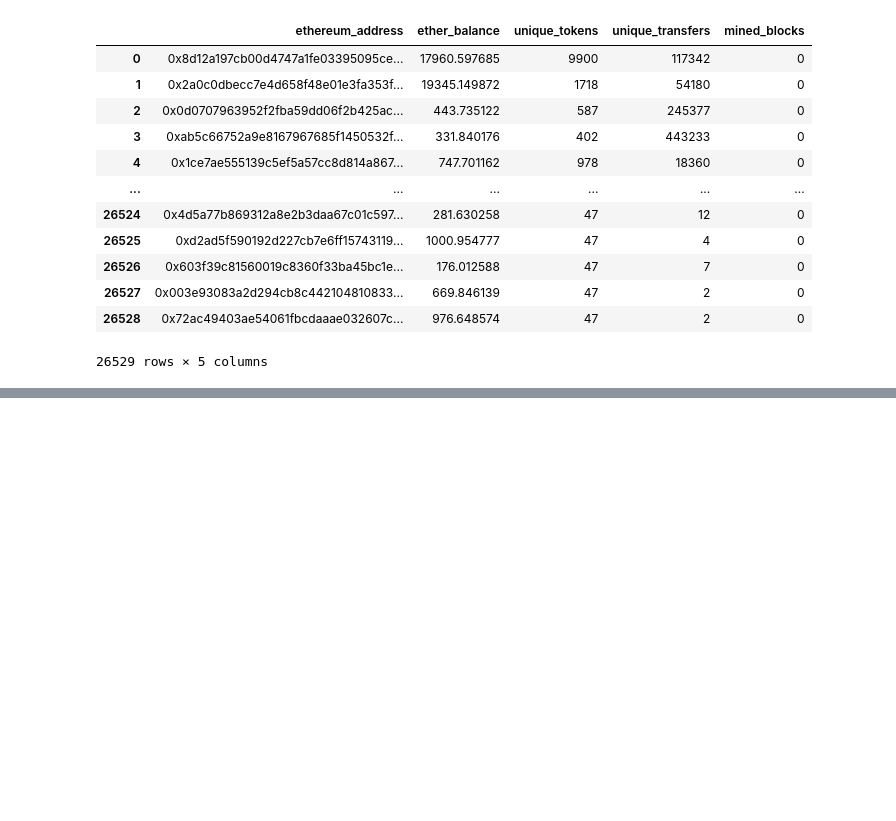
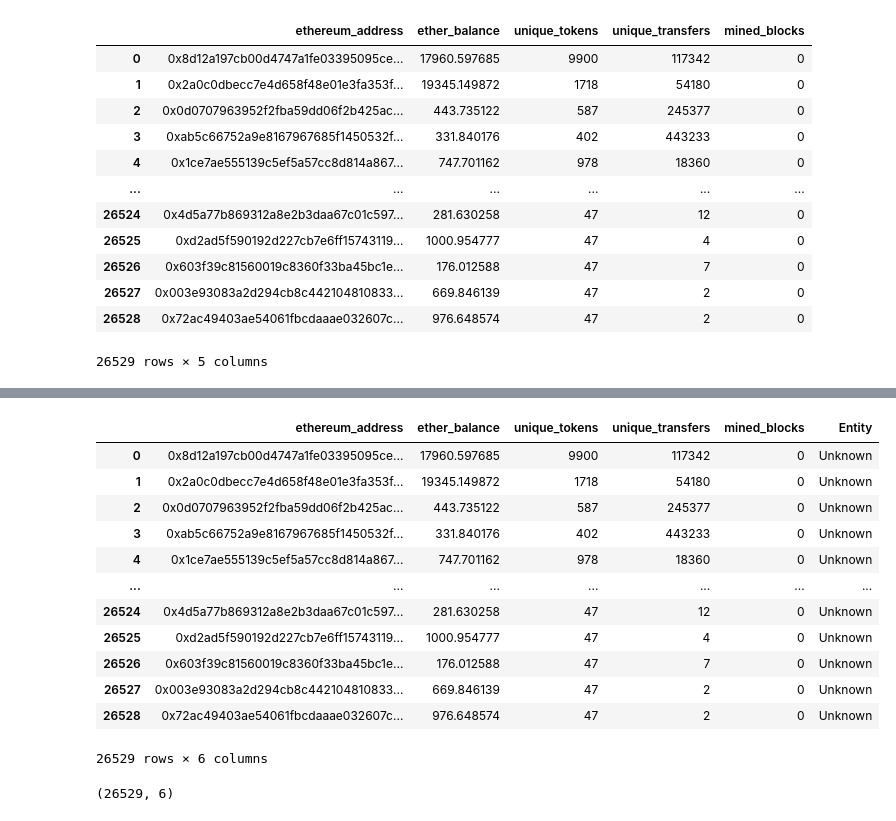
Before and after one commit to ThomasDelatte/ethereum-analytics, a Jupyter notebook: notebooks/dataset.ipynb, the cells around one changed output, grey strips where cells are left out. Cells and saved outputs as stored; diff of their text form; code cells hidden in the pictures; blank space fills up the shorter version.

```diff
--- a/notebooks/dataset.ipynb
+++ b/notebooks/dataset.ipynb
@@ -209,0 +178,2 @@ sample.head(15)
+# %%
+eth_dataset_complete = Out[21]
@@ -221,0 +195,16 @@ labeled_dataset.Entity.value_counts()
+# %%
+eth_dataset_complete.drop(["Label"], axis=1)
+# %% [output]
+|  | ethereum_address | ether_balance | unique_tokens | unique_transfers | mined_blocks | Entity |
+| 0 | 0x8d12a197cb00d4747a1fe03395095ce... | 17960.597685 | 9900 | 117342 | 0 | Unknown |
+| 1 | 0x2a0c0dbecc7e4d658f48e01e3fa353f... | 19345.149872 | 1718 | 54180 | 0 | Unknown |
+| 2 | 0x0d0707963952f2fba59dd06f2b425ac... | 443.735122 | 587 | 245377 | 0 | Unknown |
+| 3 | 0xab5c66752a9e8167967685f1450532f... | 331.840176 | 402 | 443233 | 0 | Unknown |
+| 4 | 0x1ce7ae555139c5ef5a57cc8d814a867... | 747.701162 | 978 | 18360 | 0 | Unknown |
+| ... | ... | ... | ... | ... | ... | ... |
+| 26524 | 0x4d5a77b869312a8e2b3daa67c01c597... | 281.630258 | 47 | 12 | 0 | Unknown |
+| 26525 | 0xd2ad5f590192d227cb7e6ff15743119... | 1000.954777 | 47 | 4 | 0 | Unknown |
+| 26526 | 0x603f39c81560019c8360f33ba45bc1e... | 176.012588 | 47 | 7 | 0 | Unknown |
+| 26527 | 0x003e93083a2d294cb8c442104810833... | 669.846139 | 47 | 2 | 0 | Unknown |
+| 26528 | 0x72ac49403ae54061fbcdaaae032607c... | 976.648574 | 47 | 2 | 0 | Unknown |
+26529 rows × 6 columns
@@ -222 +213,5 @@ labeled_dataset.Entity.value_counts()
+# %%
+eth_dataset_complete.shape
+# %% [output]
+(26529, 6)
 # %%
```
Also changed, not shown: parts of 22 cells of this notebook.
